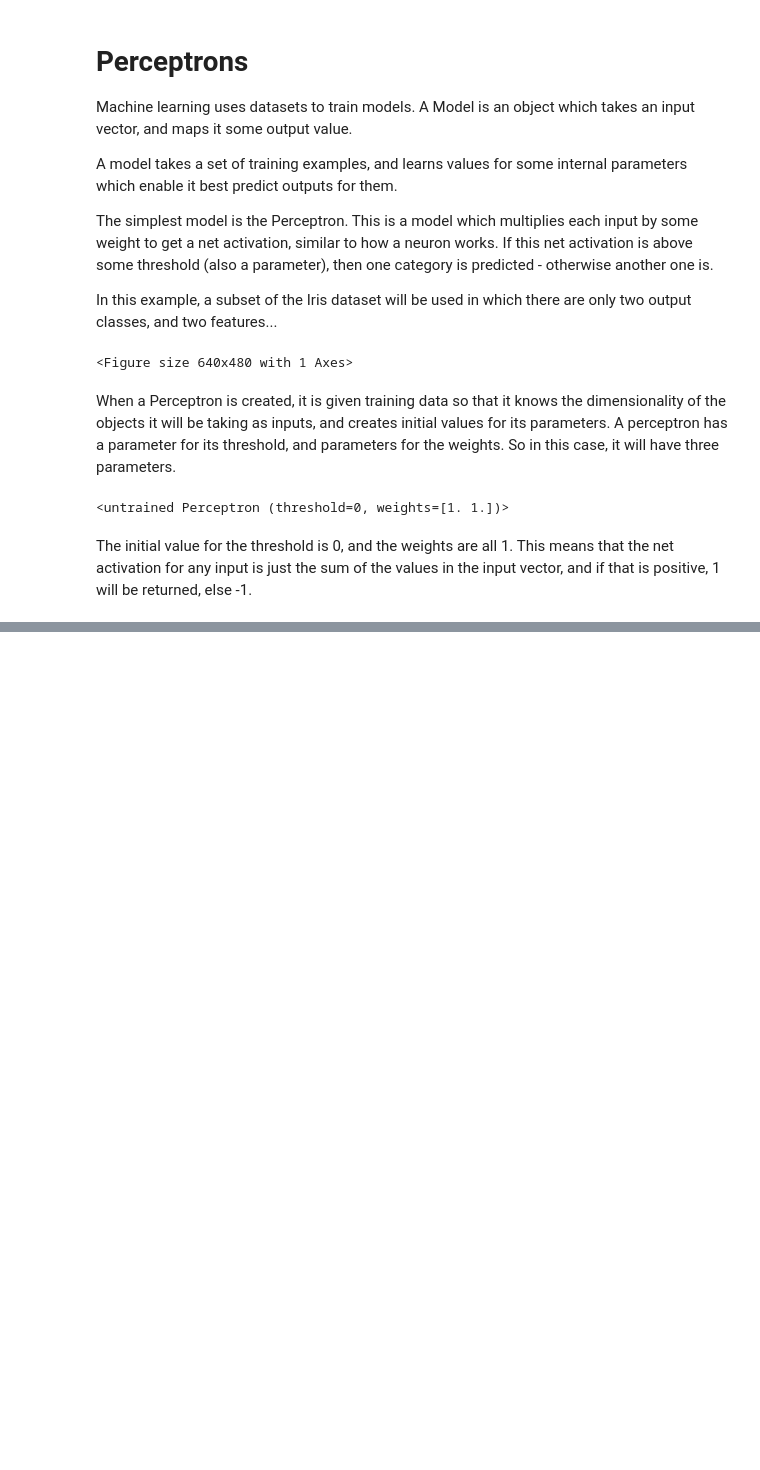
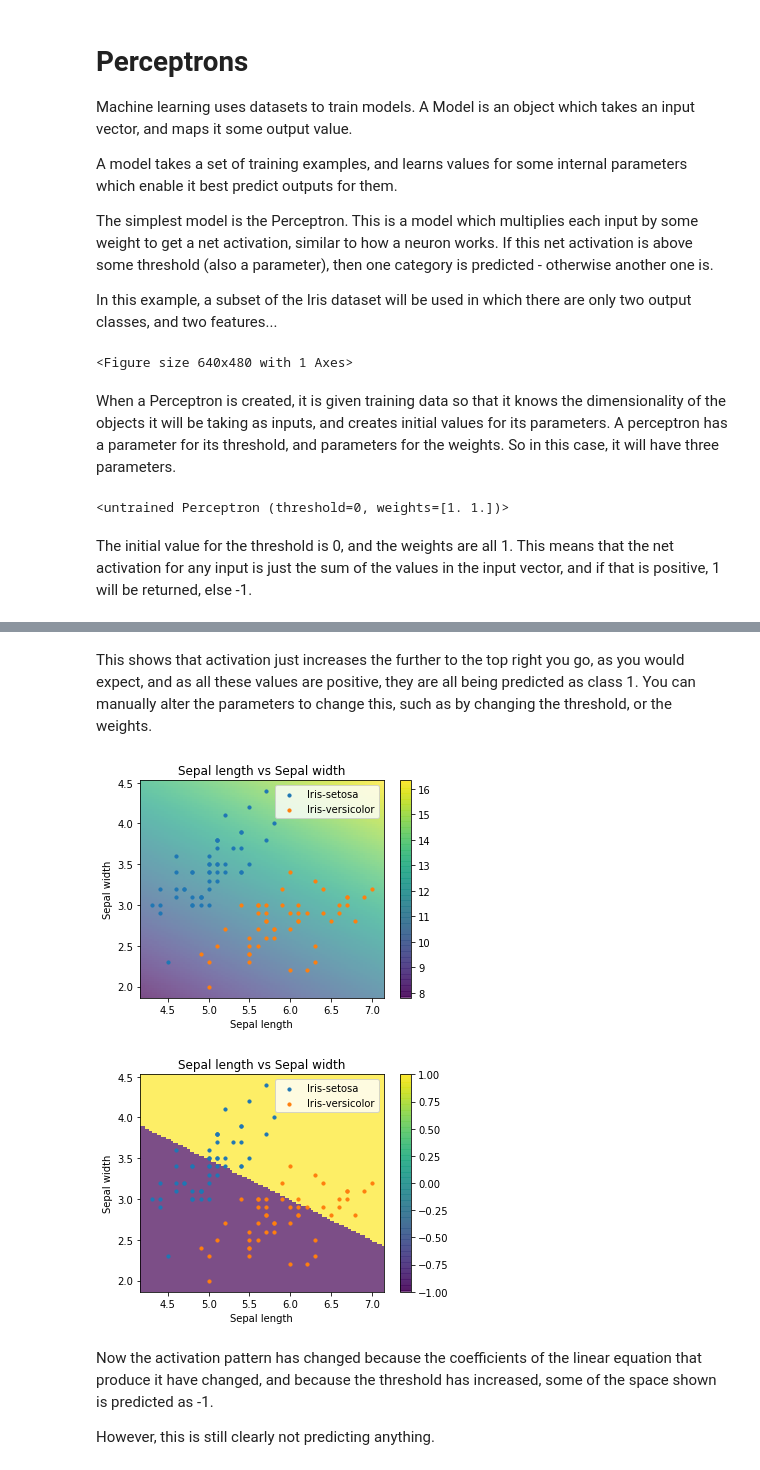
Before and after one commit to samirelanduk/discerus, a Jupyter notebook: notebooks/Perceptron.ipynb, the cells around one changed output, grey strips where cells are left out. Cells and saved outputs as stored; diff of their text form; code cells hidden in the pictures; blank space fills up the shorter version.

```diff
--- a/notebooks/Perceptron.ipynb
+++ b/notebooks/Perceptron.ipynb
@@ -34,0 +44,14 @@ array(-1)
+# %% [markdown]
+This shows that activation just increases the further to the top right you go, as you would expect, and as all these values are positive, they are all being predicted as class 1. You can manually alter the parameters to change this, such as by changing the threshold, or the weights.
+# %%
+perceptron.threshold = 12
+perceptron.weights[0] = 2
+discerus.plot_dataset(sepal_data_annotated, output=True, color=perceptron.net_activation)
+discerus.plot_dataset(sepal_data_annotated, output=True, color=perceptron.predict)
+# %% [output]
+[figure, added]
+[figure, added]
+# %% [markdown]
+Now the activation pattern has changed because the coefficients of the linear equation that produce it have changed, and because the threshold has increased, some of the space shown is predicted as -1.
+
+However, this is still clearly not predicting anything.
```
Also changed, not shown: parts of 3 cells of this notebook, 1 other file.
